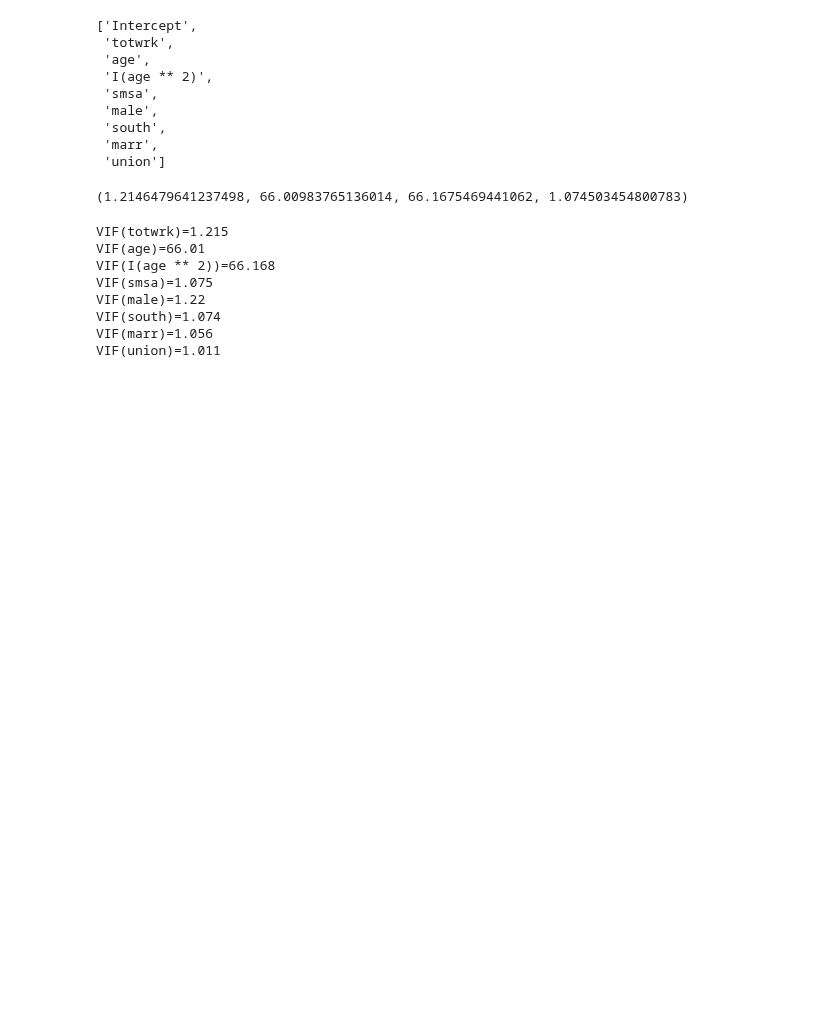
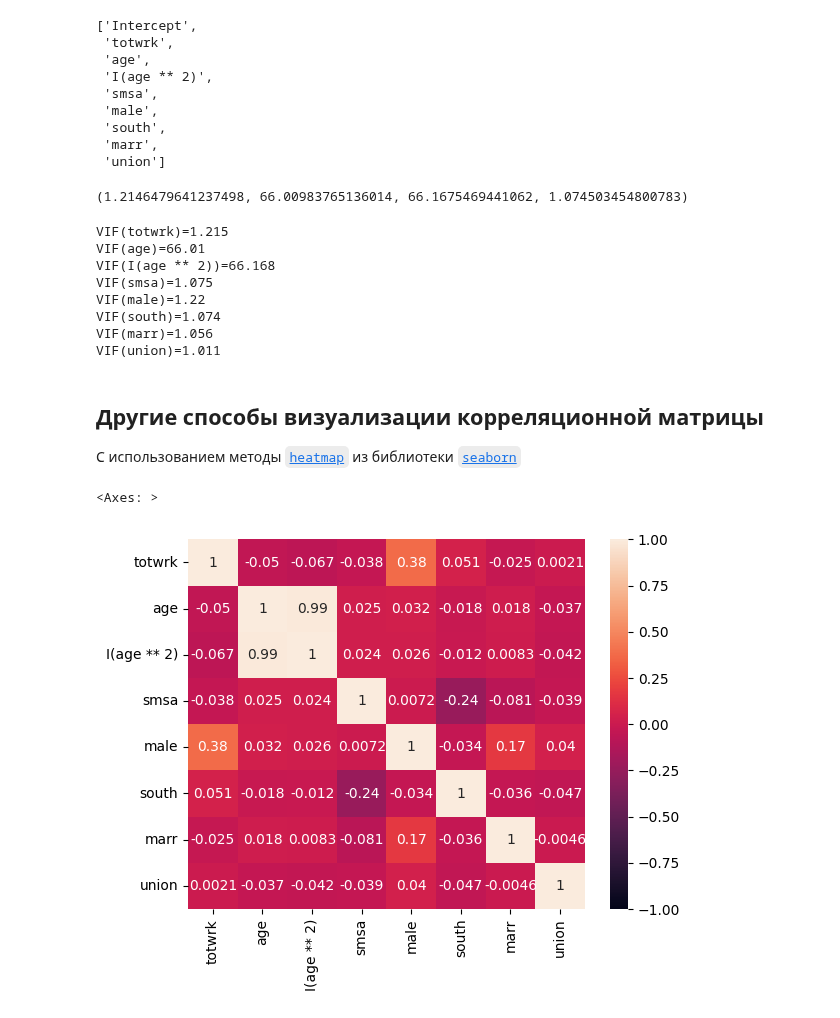
Before and after one commit to artamonoff/econometrica, a Jupyter notebook: econometrica-1/jupyter-notebooks/multicollinearity.ipynb, the cells around one changed output. Drawn from its saved outputs; the diff is of its cells as text; code cells hidden in the pictures; blank space fills up the shorter version.

```diff
--- a/econometrica-1/jupyter-notebooks/multicollinearity.ipynb
+++ b/econometrica-1/jupyter-notebooks/multicollinearity.ipynb
@@ -152,3 +152,14 @@ VIF(male)=1.22
 VIF(south)=1.074
 VIF(marr)=1.056
 VIF(union)=1.011
+# %% [markdown]
+## Другие способы визуализации корреляционной матрицы
+
+С использованием методы [`heatmap`](https://seaborn.pydata.org/generated/seaborn.heatmap.html#seaborn.heatmap) из библиотеки [`seaborn`](https://seaborn.pydata.org/)
+# %%
+import seaborn as sns
+
+sns.heatmap(corr_matrix, vmax=1, vmin=-1, annot=True)
+# %% [output]
+<Axes: >
+[figure, added]
```
Also changed, not shown: parts of 4 cells of this notebook.
